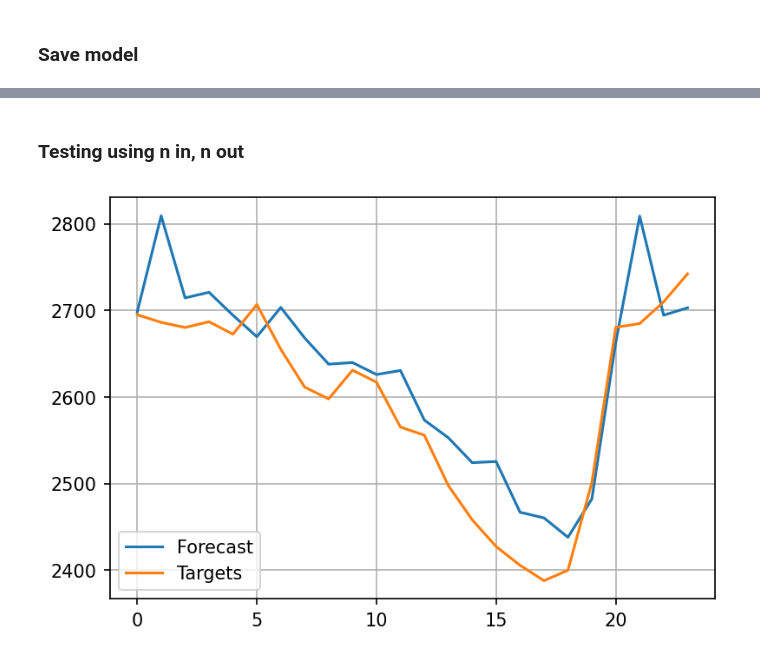
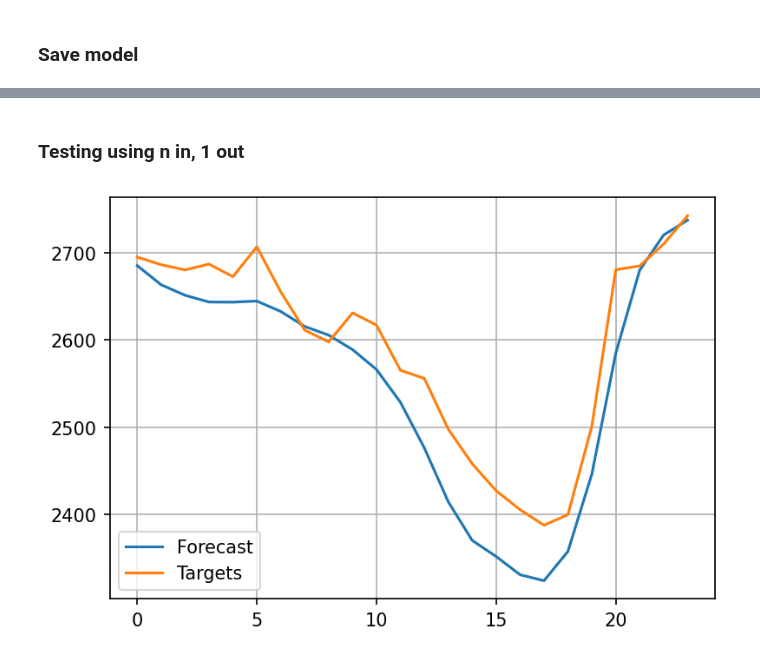
Before and after one commit to jatobro/it3030-deep-learning, a Jupyter notebook: timeseries/cnn.ipynb, the cells around one changed output, grey strips where cells are left out. Cells and saved outputs as stored; diff of their text form; code cells hidden in the pictures.

```diff
--- a/timeseries/cnn.ipynb
+++ b/timeseries/cnn.ipynb
@@ -244,37 +244,37 @@ plot_loss_epoch(losses_show, val_losses)
 # %% [markdown]
-### Testing using n in, n out
+### Testing using n in, 1 out
 # %%
 start_point = 1100
 fw = 24
 tw = 100
 
 historic_data = df_test.copy(deep=True)[start_point : start_point + tw + fw].values
 targets = copy.deepcopy(historic_data)[tw : tw + fw][:, 1]
 
 predictions = []
 
 for i in range(fw):
     x = historic_data[i : tw + i].reshape(-1, 2)
 
     x = torch.Tensor(x).unsqueeze(0).to(device)
     p = model(x)
 
     predictions.append(p.item())
-    historic_data[-fw + i, 0] = p.item()
+    historic_data[-fw + i, 1] = p.item()
 
 
 # denormalize
 predictions = (
     np.array(predictions) * train_std["consumption"] + train_mean["consumption"]
 )
 targets = np.array(targets) * train_std["consumption"] + train_mean["consumption"]
 
 x = range(predictions.shape[0])
 plt.figure(figsize=(6, 4), dpi=150)
 plt.plot(x, predictions, label="Forecast")
 plt.plot(x, targets, label="Targets")
 plt.legend()
 plt.grid()
 plt.show()
 # %% [output]
-[figure, old version]
+[figure, new version]
```
Also changed, not shown: parts of 2 cells of this notebook, 4 other files.
